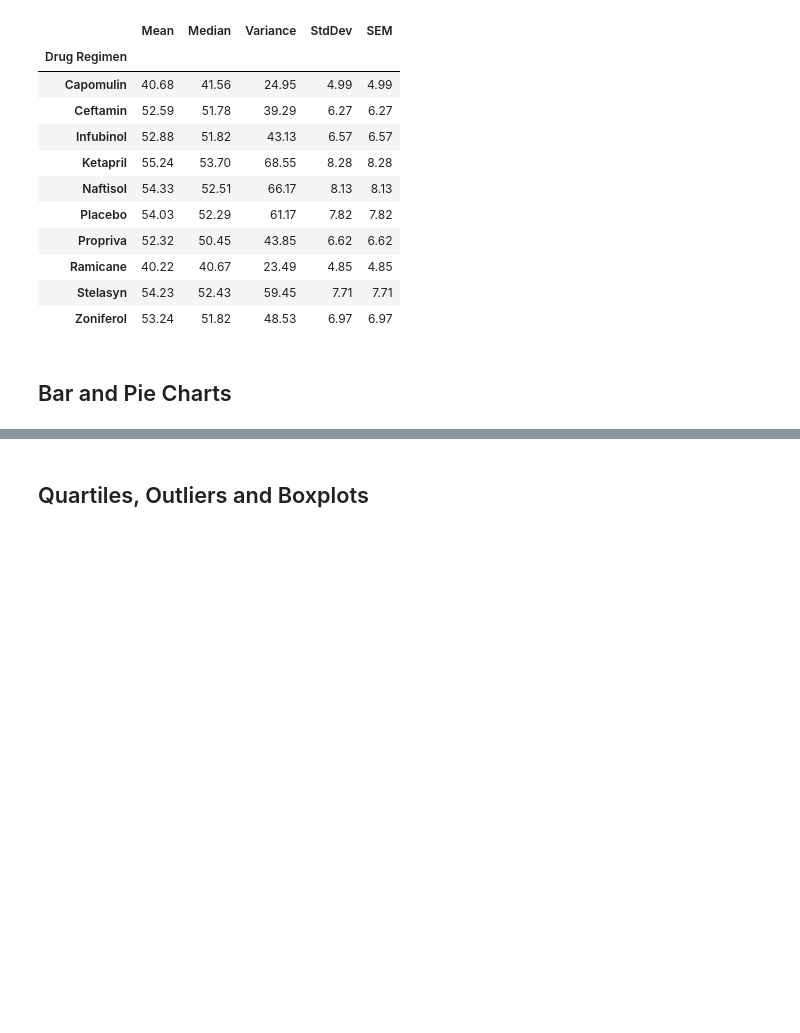
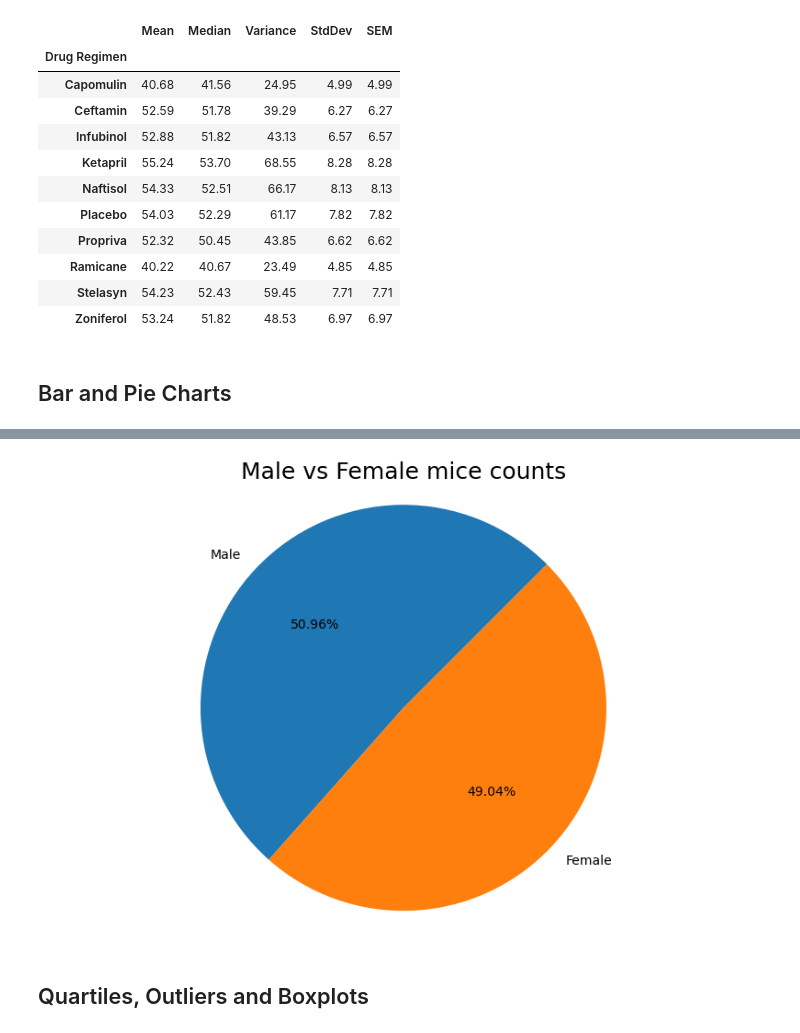
Before and after one commit to asligh/Pharmaceutical-Drug-Data-Analysis, a Jupyter notebook: Pymaceuticals/pymaceuticals_starter.ipynb, the cells around one changed output, grey strips where cells are left out. Drawn from its saved outputs; the diff is of its cells as text; code cells hidden in the pictures; blank space fills up the shorter version.

```diff
--- a/Pymaceuticals/pymaceuticals_starter.ipynb
+++ b/Pymaceuticals/pymaceuticals_starter.ipynb
@@ -225,3 +249,29 @@ plt.show()
+# %%
+# Generate a pie plot showing the distribution of female versus male mice using pyplot
+
+#Source: https://stackoverflow.com/questions/7082345/how-to-set-the-labels-size-on-a-pie-chart-in-python
+
+explode = (0,0)
+
+df = pd.DataFrame(dedupped_df['Sex'].value_counts()).reset_index().rename(columns={"index":"Gender","Sex":"Count"})
+
+labels = list(df["Gender"].unique())
+counts = list(df["Count"].unique())
+
+plt.subplots(figsize=(14, 9))
+
+plt.pie(counts,
+        explode,
+        labels,
+        autopct='%1.2f%%',
+        startangle=45,
+        textprops={'fontsize': 14})
+
+plt.title("Male vs Female mice counts", fontsize = 25)
+plt.axis('equal')
+plt.show()
+# %% [output]
+[figure, added]
 # %% [markdown]
 ## Quartiles, Outliers and Boxplots
 # %%
```
Also changed, not shown: parts of 19 cells of this notebook.
